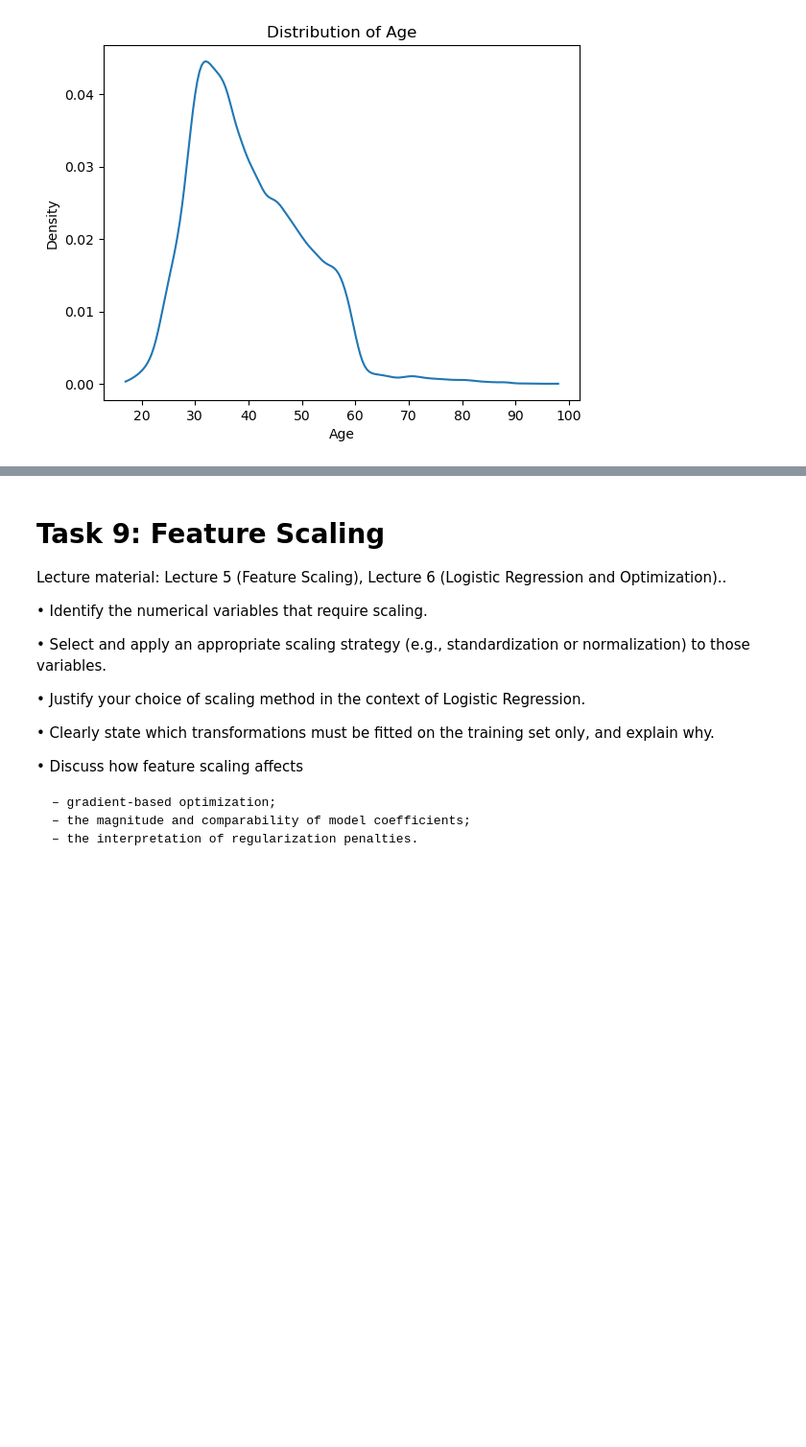
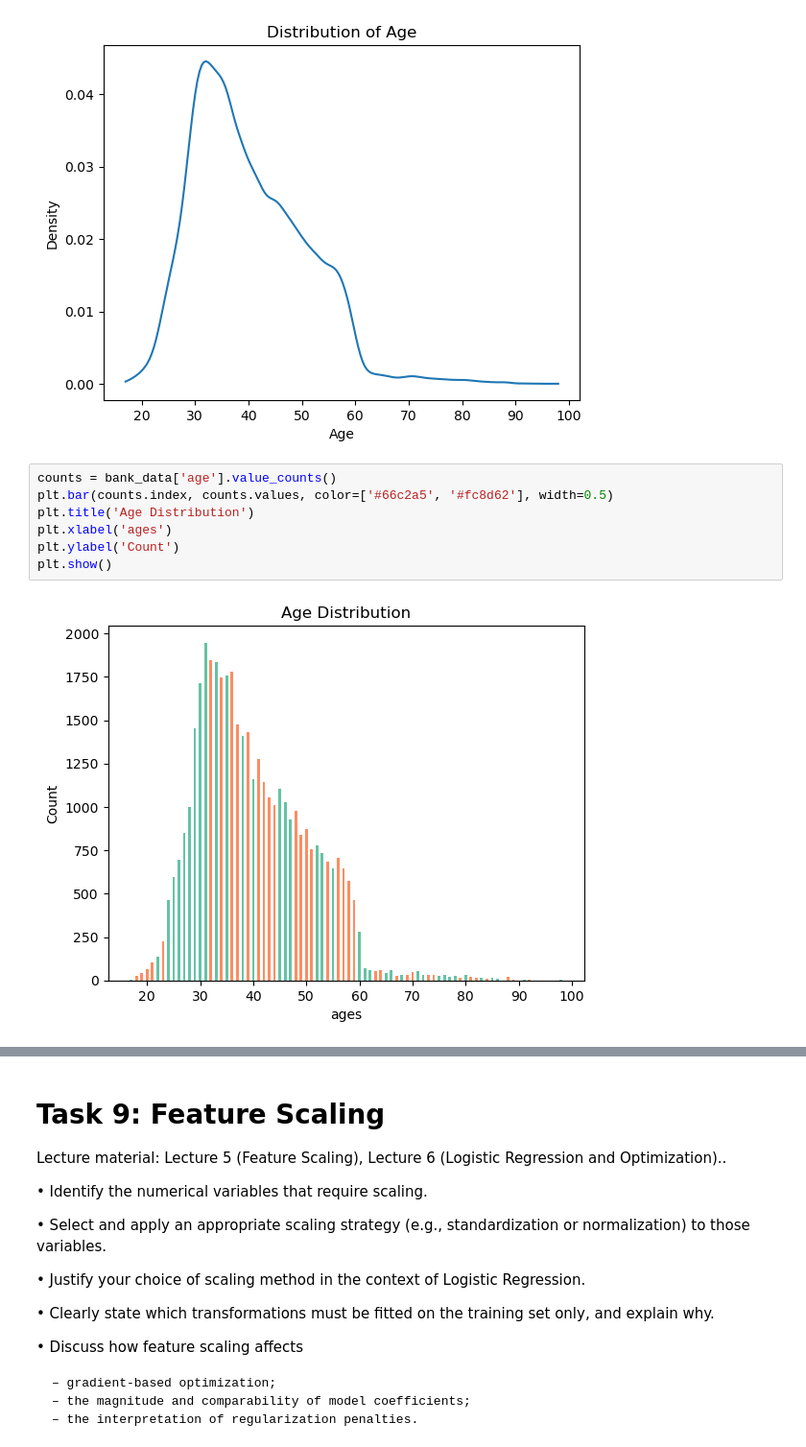
Before and after one commit to Palee222/ML-fundementals-2026, a Jupyter notebook: assignment_1_<Laura_Somogyi[_Somogyi]>.ipynb, the cells around one changed output, grey strips where cells are left out. Shown at 96% size. Saved outputs shown, nothing was run; the diff lists cells and outputs as text; blank space fills up the shorter version.

```diff
--- a/assignment_1_<Laura_Somogyi[_Somogyi]>.ipynb
+++ b/assignment_1_<Laura_Somogyi[_Somogyi]>.ipynb
@@ -52,5 +52,14 @@ plt.show()
 #I chose this specific plot type, because when I used barplots before, it was too dense
 # %% [output]
 [figure]
+# %%
+counts = bank_data['age'].value_counts()
+plt.bar(counts.index, counts.values, color=['#66c2a5', '#fc8d62'], width=0.5)
+plt.title('Age Distribution')
+plt.xlabel('ages')
+plt.ylabel('Count')
+plt.show()
+# %% [output]
+[figure, added]
 # %%
 #second choice -> employment distribution
```
Also changed, not shown: parts of 37 cells of this notebook.
